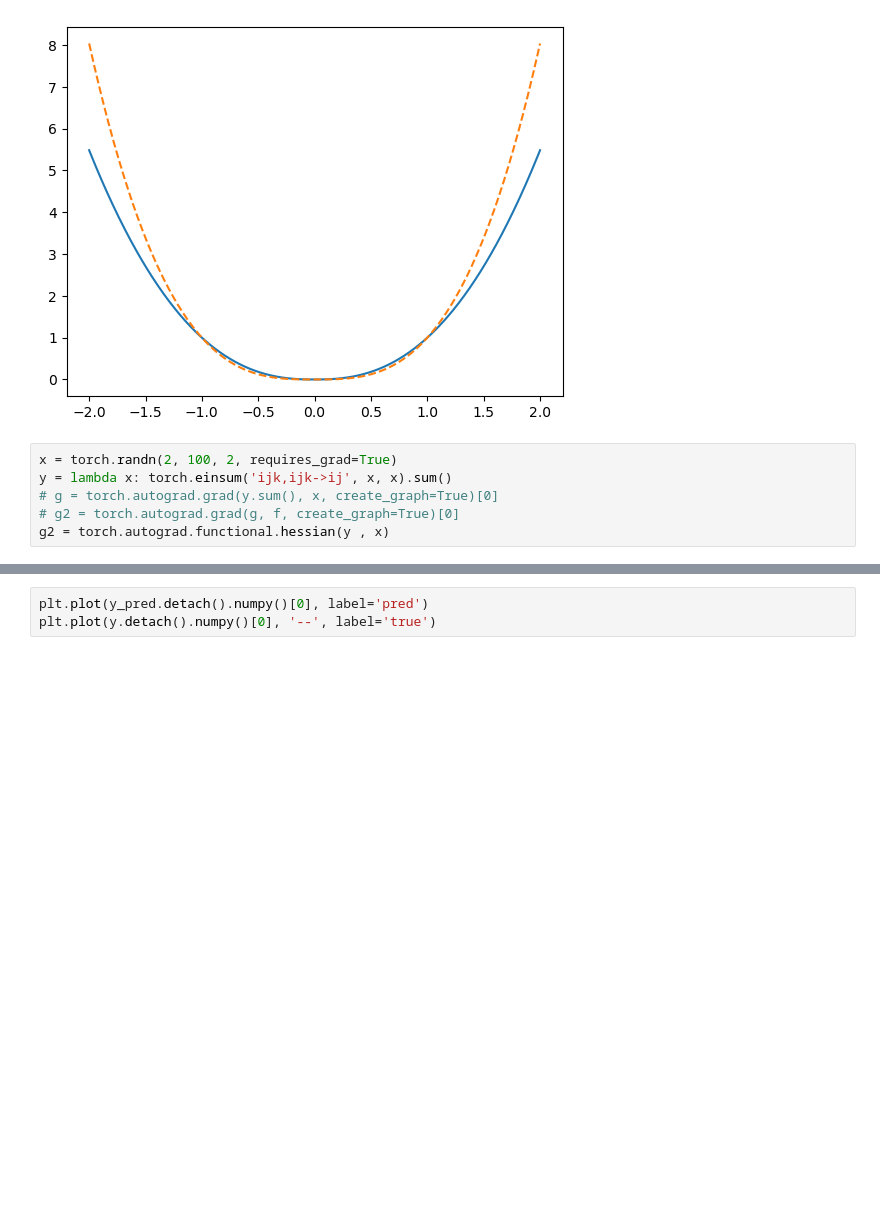
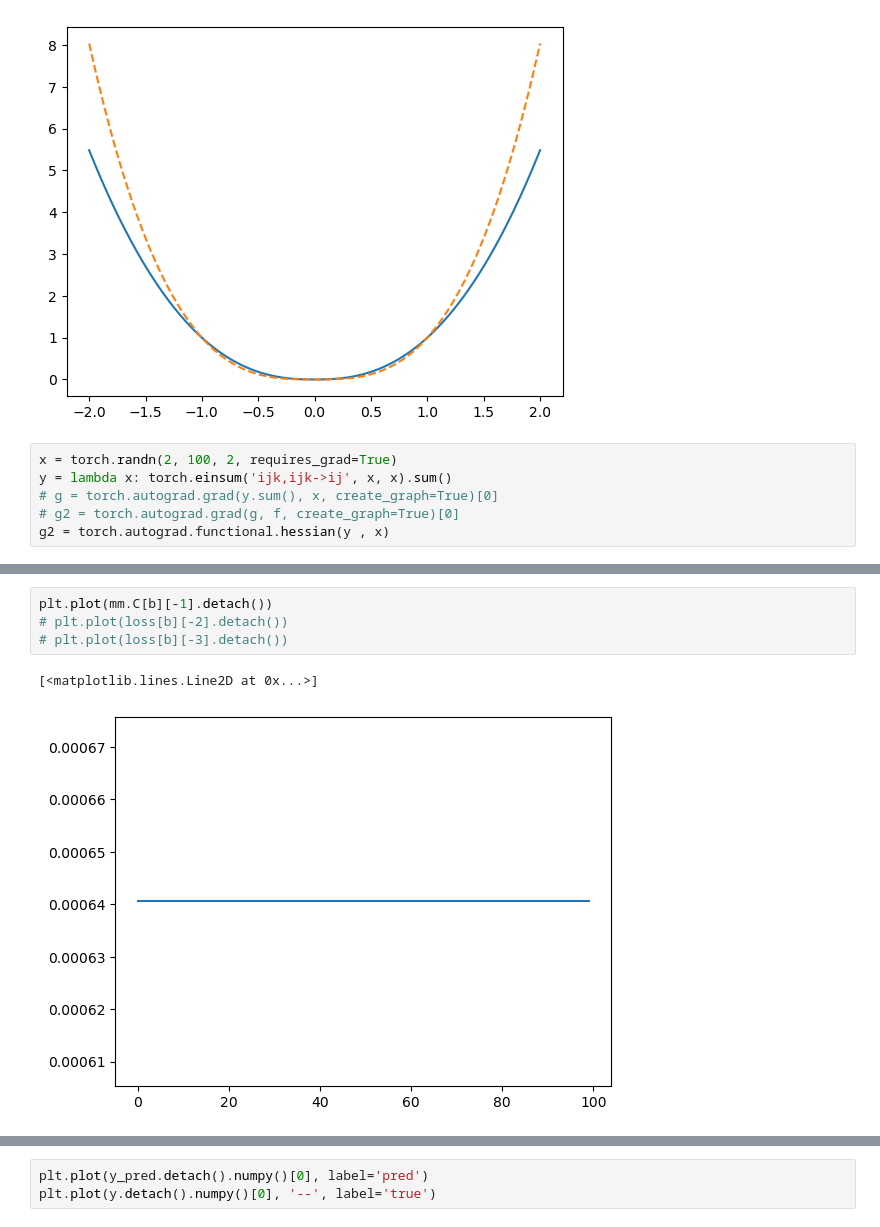
Before and after one commit to m-raj/microstructure-dependent-material-model, a Jupyter notebook: evp.ipynb, the cells around one changed output, grey strips where cells are left out. Cells and saved outputs as stored; diff of their text form; blank space fills up the shorter version.

```diff
--- a/evp.ipynb
+++ b/evp.ipynb
@@ -280,0 +807,7 @@ AssertionError: NaN detected in adjoint loss computation.
+# %%
+plt.plot(mm.C[b][-1].detach())
+# plt.plot(loss[b][-2].detach())
+# plt.plot(loss[b][-3].detach())
+# %% [output]
+[<matplotlib.lines.Line2D at 0x...>]
+[figure, added]
```
Also changed, not shown: parts of 59 cells of this notebook, 3 other files.
